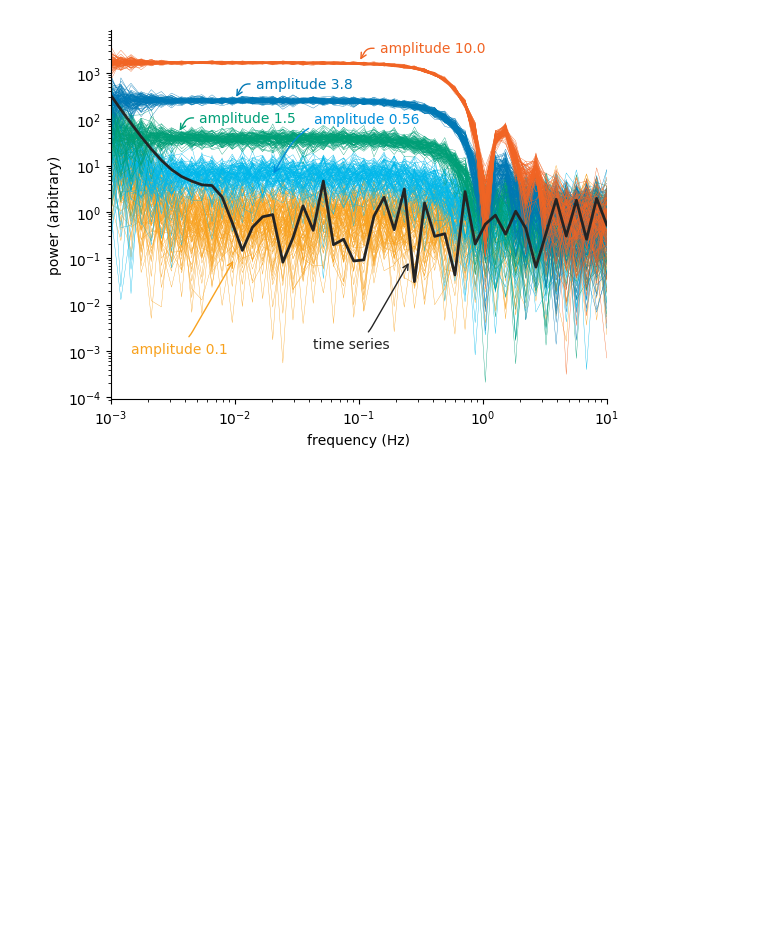
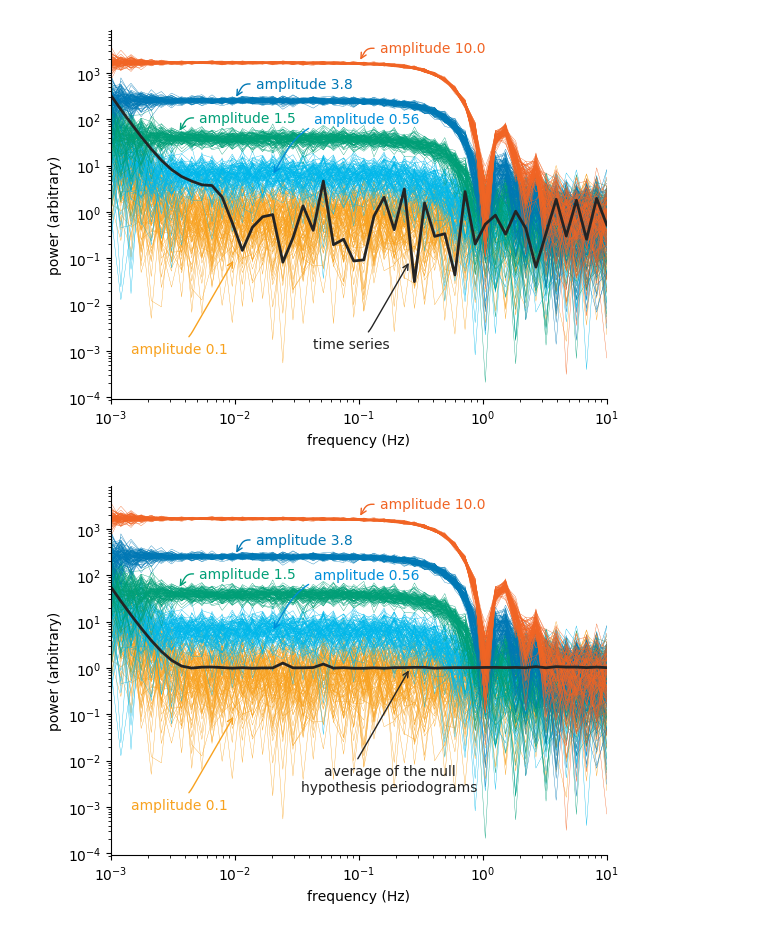
Before and after one commit to rawlik/rawlik-phd-thesis, a Jupyter notebook: calculations/alp_plots.ipynb, the cells around one changed output. Drawn from its saved outputs; the diff is of its cells as text; code cells hidden in the pictures; blank space fills up the shorter version.

```diff
--- a/calculations/alp_plots.ipynb
+++ b/calculations/alp_plots.ipynb
@@ -717,3 +714,89 @@ yscale("log")
 savefig("../gfx/axions/basic_exclusion_sensitivity.pdf")
 # %% [output]
 [figure]
+# %%
+mycolors = ["C1", "C2", "C3", "C5", "C6"]
+
+for (mycolor, i) in zip(mycolors, [1, 10, 15, 20, 25] .* 50 .÷ 25 )
+    plot(exclfreqs, signalperiodograms[:, i, 1], lw = 0.25, color = mycolor, label = "amplitude $(signif(exclampls[i], 2))")
+    for j in 2:100
+        plot(exclfreqs, signalperiodograms[:, i, j], lw = 0.25, color = mycolor)
+    end
+end
+# plot(exclfreqs, signalperiodograms[:, 10], lw = 1, color = "C2")
+# plot(exclfreqs, signalperiodograms[:, 15], lw = 1, color = "C3")
+# plot(exclfreqs, signalperiodograms[:, 25], lw = 2, color = "C4")
+
+# plot(exclfreqs, periodogramLSSA(exclfreqs, as, R), lw = 2, color = "C0", label = "time series")
+plot(exclfreqs, mean(exclnullperiodograms, 2), lw = 2, color = "C0", label = "time series")
+
+
+annotate("amplitude 10.0", color = mycolors[5],
+         xy=(1e-1, 1.7e3), xycoords="data",
+         xytext=(15, 10), textcoords="offset points",
+         horizontalalignment = "left",
+         verticalalignment = "center",
+         arrowprops = Dict("arrowstyle" => "->",
+                           "connectionstyle" => "angle,angleA=0,angleB=60,rad=5",
+                           "color" => mycolors[5]))
+
+annotate("amplitude 3.8", color = mycolors[4],
+         xy=(1e-2, 2.7e2), xycoords="data",
+         xytext=(15, 11), textcoords="offset points",
+         horizontalalignment = "left",
+         verticalalignment = "center",
+         arrowprops = Dict("arrowstyle" => "->",
+                           "connectionstyle" => "angle,angleA=0,angleB=60,rad=5",
+                           "color" => mycolors[4]))
+
+annotate("amplitude 1.5", color = mycolors[3],
+         xy=(3.5e-3, 5e1), xycoords="data",
+         xytext=(15, 11), textcoords="offset points",
+         horizontalalignment = "left",
+         verticalalignment = "center",
+         arrowprops = Dict("arrowstyle" => "->",
+                           "connectionstyle" => "angle,angleA=0,angleB=60,rad=5",
+                           "color" => mycolors[3]))
+
+annotate("amplitude 0.56", color = brighten(mycolors[2], -0.8),
+         xy=(2e-2, 6e0), xycoords="data",
+         xytext=(30, 41), textcoords="offset points",
+         horizontalalignment = "left",
+         verticalalignment = "center",
+         arrowprops = Dict("arrowstyle" => "->",
+                           "connectionstyle" => "angle,angleA=0,angleB=60,rad=40",
+                           "color" => brighten(mycolors[2], -0.8)))
+
+
+annotate("amplitude 0.1", color = mycolors[1],
+         xy=(1e-2, 1e-1), xycoords="data",
+         xytext=(-5, -65), textcoords="offset points",
+         horizontalalignment = "right",
+         verticalalignment = "center",
+         arrowprops = Dict("arrowstyle" => "->",
+                           "connectionstyle" => "angle,angleA=180,angleB=-120,rad=20",
+                           "color" => mycolors[1]))
+
+annotate("average of the null\nhypothesis periodograms", color = "C0",
+         xy=(2.6e-1, 1), xycoords="data",
+         xytext=(-15, -80), textcoords="offset points",
+         horizontalalignment = "center",
+         verticalalignment = "center",
+         arrowprops = Dict("arrowstyle" => "->",
+                           "connectionstyle" => "angle,angleA=180,angleB=-120,rad=20",
+                           "color" => "C0"))
+
+
+# legend(fontsize = "small", ncol = 3)
+
+xlabel("frequency (Hz)")
+ylabel("power (arbitrary)")
+
+margins(x = 0)
+
+xscale("log")
+yscale("log")
+
+# savefig("../gfx/axions/basic_exclusion_sensitivity.pdf")
+# %% [output]
+[figure, added]
```
Also changed, not shown: parts of 1 cell of this notebook, 2 other files.
